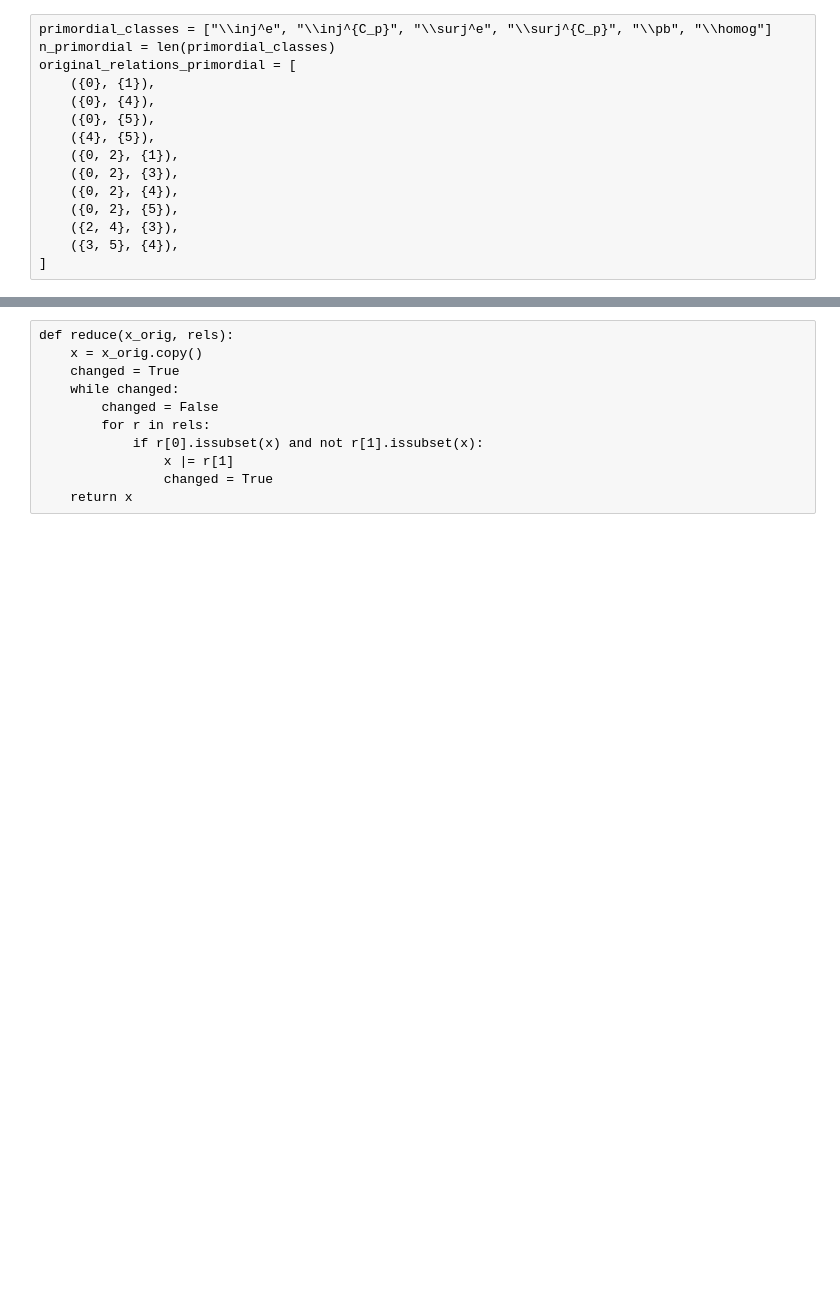
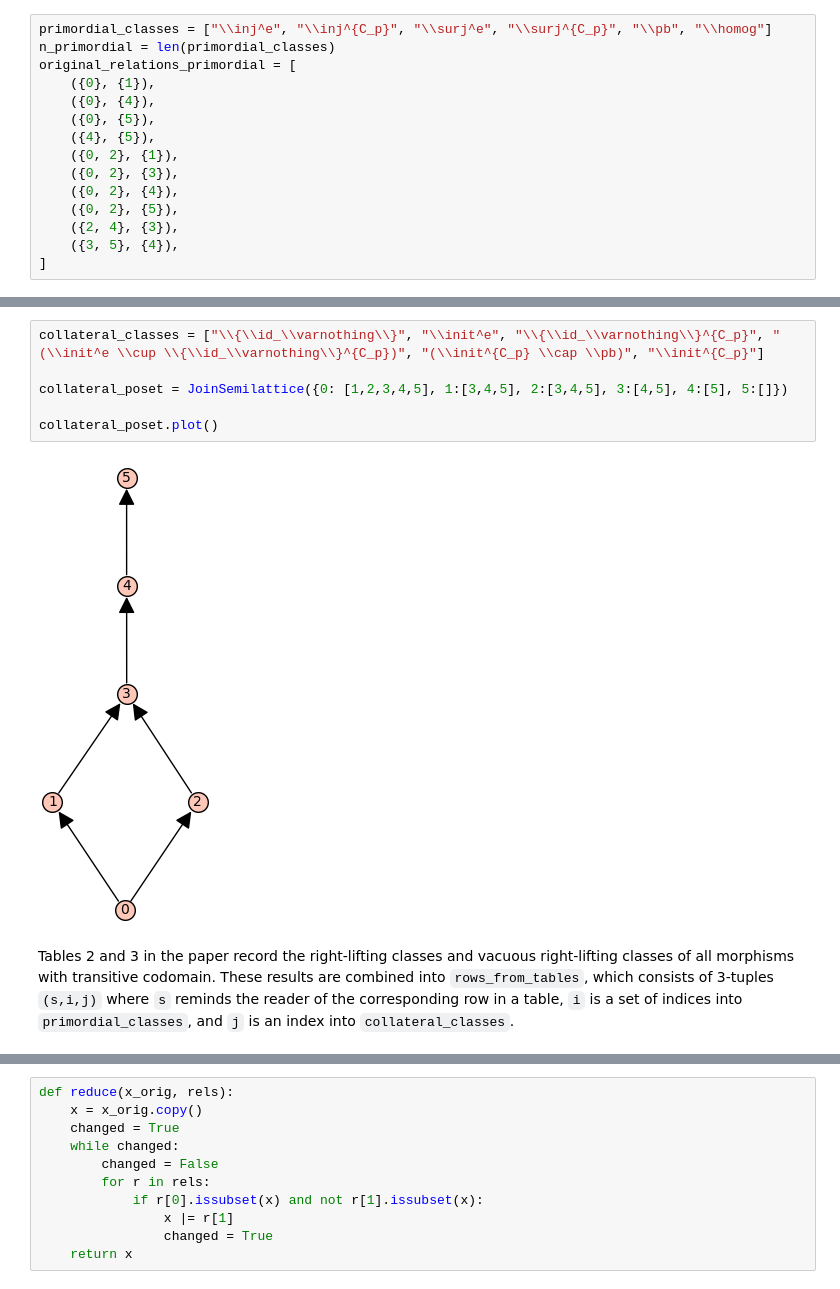
Before and after one commit to diracdeltafunk/model-structures-GSet, a Jupyter notebook: compute_lattice.ipynb, the cells around one changed output, grey strips where cells are left out. Saved outputs shown, nothing was run; the diff lists cells and outputs as text; blank space fills up the shorter version.

```diff
--- a/compute_lattice.ipynb
+++ b/compute_lattice.ipynb
@@ -19,0 +22,10 @@ original_relations_primordial = [
+# %%
+collateral_classes = ["\\{\\id_\\varnothing\\}", "\\init^e", "\\{\\id_\\varnothing\\}^{C_p}", "(\\init^e \\cup \\{\\id_\\varnothing\\}^{C_p})", "(\\init^{C_p} \\cap \\pb)", "\\init^{C_p}"]
+
+collateral_poset = JoinSemilattice({0: [1,2,3,4,5], 1:[3,4,5], 2:[3,4,5], 3:[4,5], 4:[5], 5:[]})
+
+collateral_poset.plot()
+# %% [output]
+[figure, added]
+# %% [markdown]
+Tables 2 and 3 in the paper record the right-lifting classes and vacuous right-lifting classes of all morphisms with transitive codomain. These results are combined into `rows_from_tables`, which consists of 3-tuples `(s,i,j)` where `s` reminds the reader of the corresponding row in a table, `i` is a set of indices into `primordial_classes`, and `j` is an index into `collateral_classes`.
```
Also changed, not shown: parts of 14 cells of this notebook.
